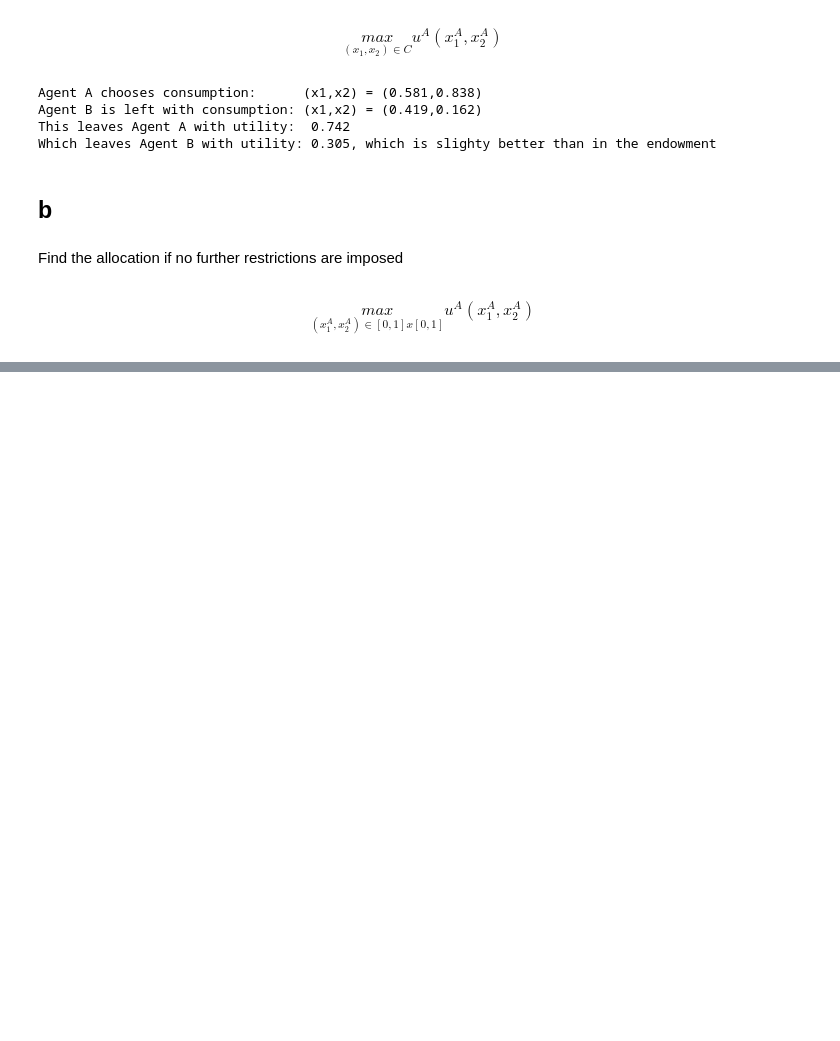
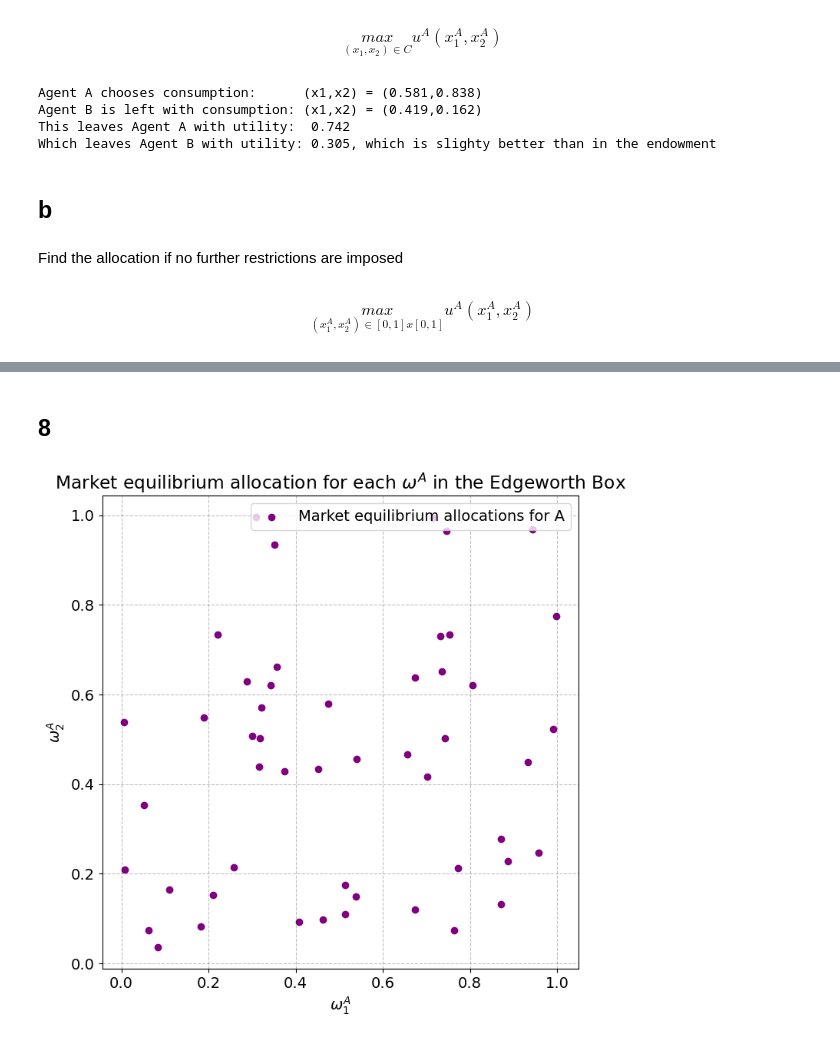
Before and after one commit to zth948/Jens-og-Simon, a Jupyter notebook: Projects/InauguralProject2024.ipynb, the cells around one changed output, grey strips where cells are left out. Saved outputs shown, nothing was run; the diff lists cells and outputs as text; code cells hidden in the pictures; blank space fills up the shorter version.

```diff
--- a/Projects/InauguralProject2024.ipynb
+++ b/Projects/InauguralProject2024.ipynb
@@ -304,0 +428,36 @@ def  best2(x1a,x2a):
+# %% [markdown]
+## 8
+# %%
+def utility_A(x1, x2, alpha=3/4):
+    return (x1**alpha) * (x2**(1-alpha))
+
+def utility_B(x1, x2, beta=2/3):
+    return (x1**beta) * (x2**(1-beta))
+
+import numpy as np
+
+np.random.seed(14) #Random seed for possible replicates
+
+# Generate 50 random initial endowments for omega_1A and omega_2A
+omega_1A = np.random.uniform(0, 1, 50)
+omega_2A = np.random.uniform(0, 1, 50)
+
+
+x1A_equilibriums = omega_1A
+x2A_equilibriums = omega_2A
+
+import matplotlib.pyplot as plt
+
+# Plotting the market equilibrium allocations for each omega^A in C in an Edgeworth Box
+plt.figure(figsize=(8, 8))
+plt.scatter(x1A_equilibriums, x2A_equilibriums, c='purple',label='Market equilibrium allocations for A')
+plt.title('Market equilibrium allocation for each $\omega^A$ in the Edgeworth Box')
+plt.xlabel('$\omega_1^A$')
+plt.ylabel('$\omega_2^A$')
+plt.xlim()
+plt.ylim()
+plt.legend(frameon=True,loc='upper right')
+plt.grid(True)
+plt.show()
+# %% [output]
+[figure, added]
```
Also changed, not shown: parts of 12 cells of this notebook, 1 other file.
